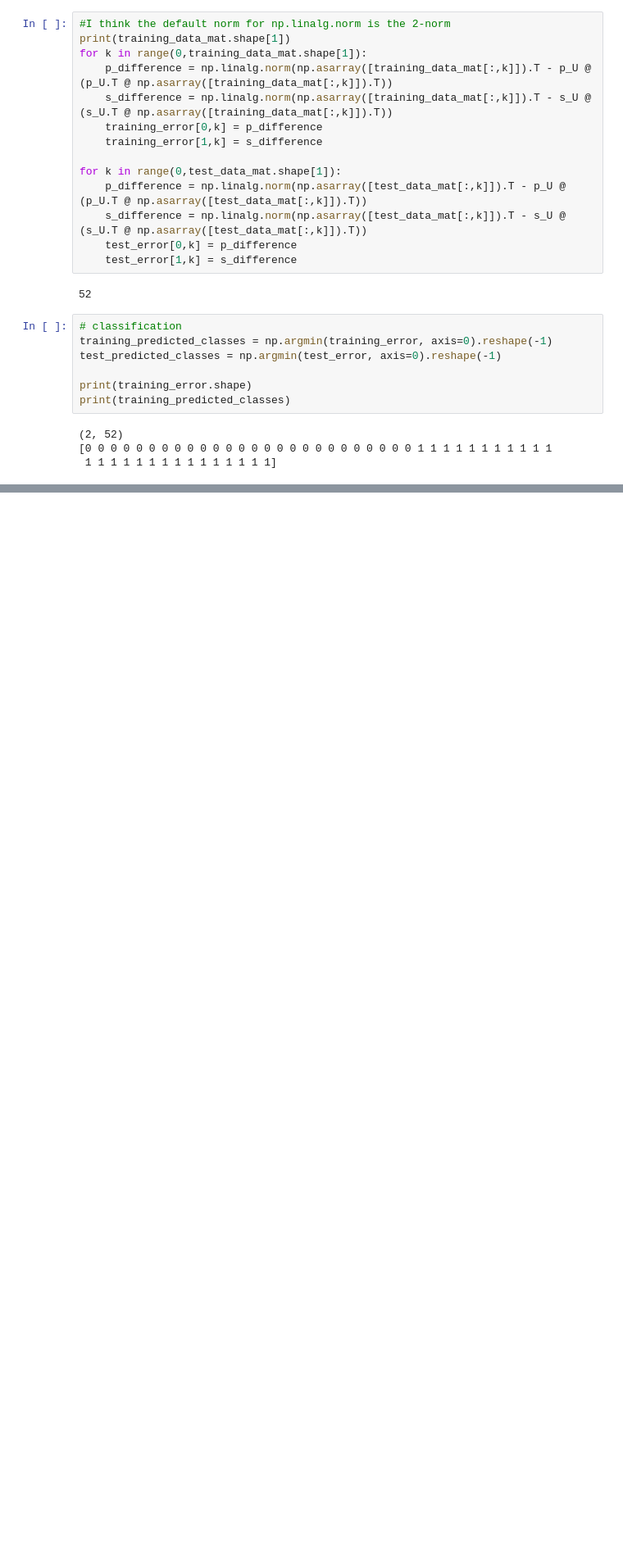
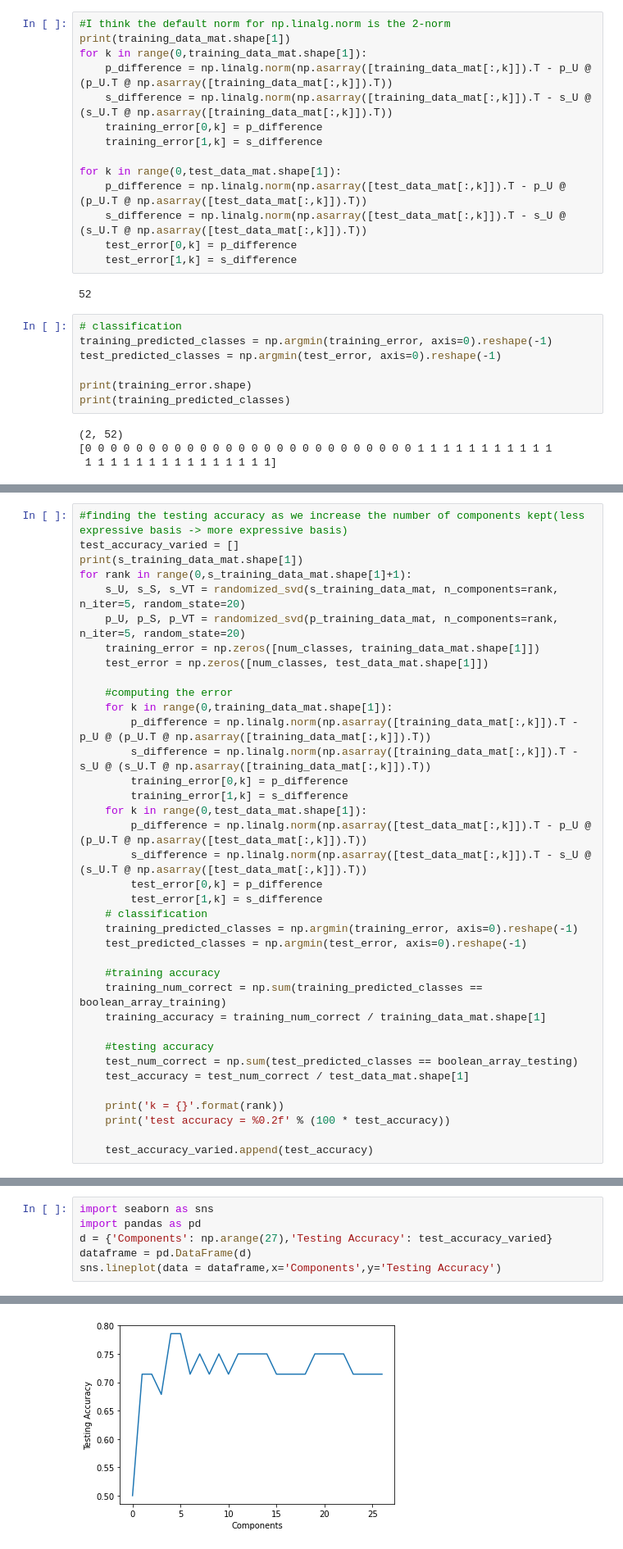
Before and after one commit to elizabethnewman/tensor-fmri, a Jupyter notebook: mat_SVD_test.ipynb, the cells around one changed output, grey strips where cells are left out. Shown at 82% size. Saved outputs shown, nothing was run; the diff lists cells and outputs as text; blank space fills up the shorter version.

```diff
--- a/mat_SVD_test.ipynb
+++ b/mat_SVD_test.ipynb
@@ -187,0 +192,37 @@ test accuracy = 57.14
+# %%
+#finding the testing accuracy as we increase the number of components kept(less expressive basis -> more expressive basis)
+test_accuracy_varied = []
+print(s_training_data_mat.shape[1])
+for rank in range(0,s_training_data_mat.shape[1]+1):
+    s_U, s_S, s_VT = randomized_svd(s_training_data_mat, n_components=rank, n_iter=5, random_state=20)
+    p_U, p_S, p_VT = randomized_svd(p_training_data_mat, n_components=rank, n_iter=5, random_state=20)
+    training_error = np.zeros([num_classes, training_data_mat.shape[1]])
+    test_error = np.zeros([num_classes, test_data_mat.shape[1]])
+
+    #computing the error
+    for k in range(0,training_data_mat.shape[1]):
+        p_difference = np.linalg.norm(np.asarray([training_data_mat[:,k]]).T - p_U @ (p_U.T @ np.asarray([training_data_mat[:,k]]).T))
+        s_difference = np.linalg.norm(np.asarray([training_data_mat[:,k]]).T - s_U @ (s_U.T @ np.asarray([training_data_mat[:,k]]).T))
+        training_error[0,k] = p_difference
+        training_error[1,k] = s_difference
+    for k in range(0,test_data_mat.shape[1]):
+        p_difference = np.linalg.norm(np.asarray([test_data_mat[:,k]]).T - p_U @ (p_U.T @ np.asarray([test_data_mat[:,k]]).T))
+        s_difference = np.linalg.norm(np.asarray([test_data_mat[:,k]]).T - s_U @ (s_U.T @ np.asarray([test_data_mat[:,k]]).T))
+        test_error[0,k] = p_difference
+        test_error[1,k] = s_difference
+    # classification
+    training_predicted_classes = np.argmin(training_error, axis=0).reshape(-1)
+    test_predicted_classes = np.argmin(test_error, axis=0).reshape(-1)
+
+    #training accuracy
+    training_num_correct = np.sum(training_predicted_classes == boolean_array_training)
+    training_accuracy = training_num_correct / training_data_mat.shape[1]
+
+    #testing accuracy
+    test_num_correct = np.sum(test_predicted_classes == boolean_array_testing)
+    test_accuracy = test_num_correct / test_data_mat.shape[1]
+
+    print('k = {}'.format(rank))
+    print('test accuracy = %0.2f' % (100 * test_accuracy))
+
+    test_accuracy_varied.append(test_accuracy)
@@ -187,0 +247,7 @@ test accuracy = 57.14
+# %%
+import seaborn as sns
+import pandas as pd
+d = {'Components': np.arange(27),'Testing Accuracy': test_accuracy_varied}
+dataframe = pd.DataFrame(d)
+sns.lineplot(data = dataframe,x='Components',y='Testing Accuracy')
+# %% [output]
@@ -187,0 +255 @@ test accuracy = 57.14
+[figure, added]
```
Also changed, not shown: parts of 6 cells of this notebook.
